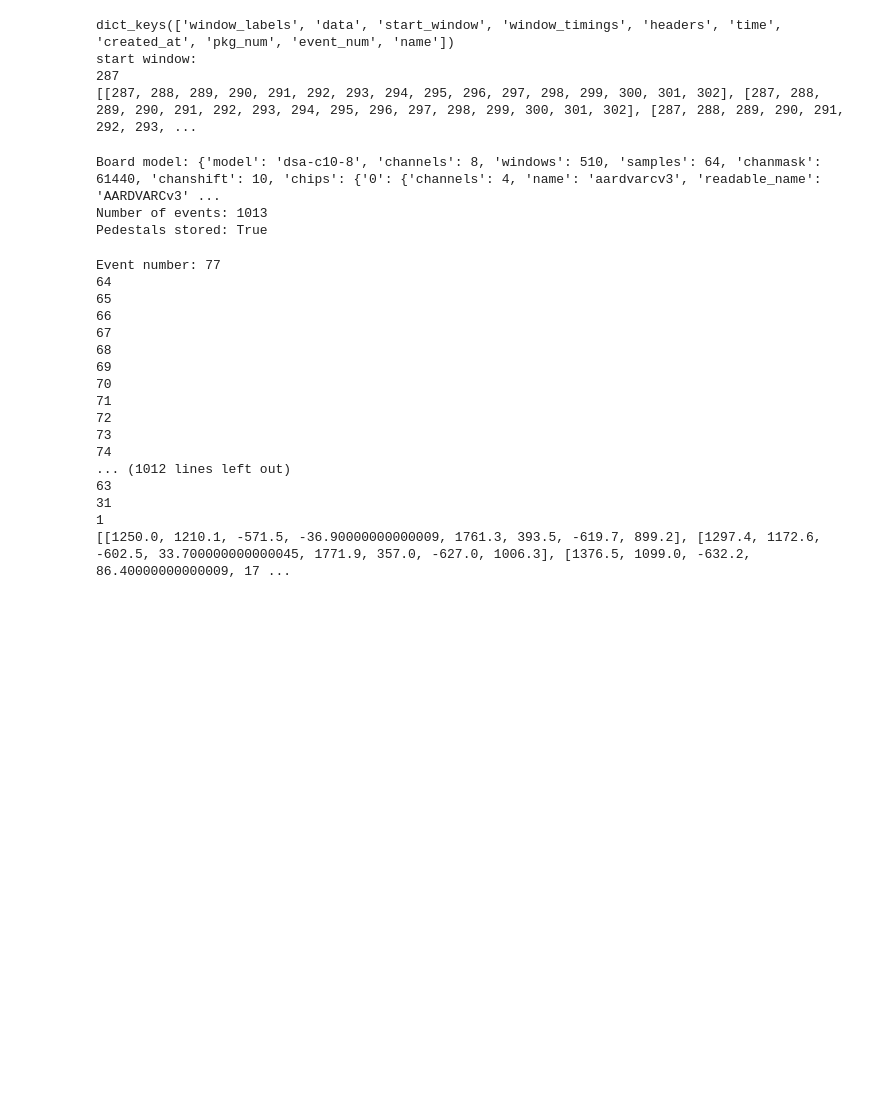
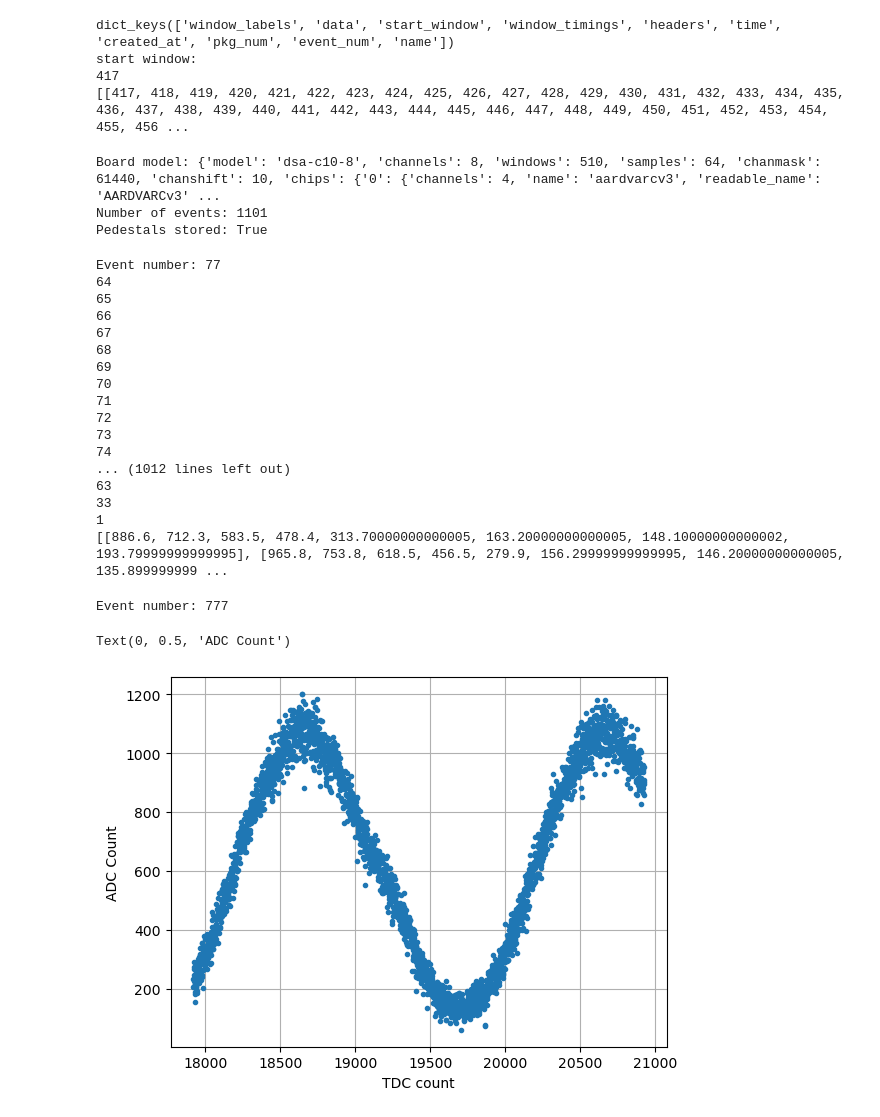
Before and after one commit to sigarnero/GasPM, a Jupyter notebook: NALU_calibration/Nalu_test.ipynb, the cells around one changed output. Drawn from its saved outputs; the diff is of its cells as text; code cells hidden in the pictures; blank space fills up the shorter version.

```diff
--- a/NALU_calibration/Nalu_test.ipynb
+++ b/NALU_calibration/Nalu_test.ipynb
@@ -13,12 +11,12 @@ Naludaq version: 0.31.7
 # %%
 from naludaq.backend import DiskAcquisition
 
-ACQ_PATH = "data/SineWave_100MHz/"
+ACQ_PATH = "data/SineWave_5MHz/"
 channels = 4
 # DiskAcquisition is recommended to be used as a context manager for safety
 acq= DiskAcquisition(ACQ_PATH)
 print(acq[0].keys())
-start = np.zeros((1013))
+# start = np.zeros((1013))
 print("start window:")
 print(acq[77]['start_window'])    #%  128
 print(acq[77]['window_labels'])
@@ -30,8 +28,8 @@ print(acq[77]['window_labels'])
 # %% [output]
 dict_keys(['window_labels', 'data', 'start_window', 'window_timings', 'headers', 'time', 'created_at', 'pkg_num', 'event_num', 'name'])
 start window:
-287
-[[287, 288, 289, 290, 291, 292, 293, 294, 295, 296, 297, 298, 299, 300, 301, 302], [287, 288, 289, 290, 291, 292, 293, 294, 295, 296, 297, 298, 299, 300, 301, 302], [287, 288, 289, 290, 291, 292, 293, ...
+417
+[[417, 418, 419, 420, 421, 422, 423, 424, 425, 426, 427, 428, 429, 430, 431, 432, 433, 434, 435, 436, 437, 438, 439, 440, 441, 442, 443, 444, 445, 446, 447, 448, 449, 450, 451, 452, 453, 454, 455, 456 ...
 # %%
 with DiskAcquisition(ACQ_PATH) as acq:
     print("Board model:", acq.params)
@@ -44,7 +42,7 @@ params = acq.params
 corrector = PedestalsCorrecter(params, pedestals)
 # %% [output]
 Board model: {'model': 'dsa-c10-8', 'channels': 8, 'windows': 510, 'samples': 64, 'chanmask': 61440, 'chanshift': 10, 'chips': {'0': {'channels': 4, 'name': 'aardvarcv3', 'readable_name': 'AARDVARCv3' ...
-Number of events: 1013
+Number of events: 1101
 Pedestals stored: True
 # %%
 cell_data = [[] for _ in range(128)]
@@ -83,6 +81,22 @@ Event number: 77
 74
 ... (1012 lines left out)
 63
-31
+33
 1
-[[1250.0, 1210.1, -571.5, -36.90000000000009, 1761.3, 393.5, -619.7, 899.2], [1297.4, 1172.6, -602.5, 33.700000000000045, 1771.9, 357.0, -627.0, 1006.3], [1376.5, 1099.0, -632.2, 86.40000000000009, 17 ...
+[[886.6, 712.3, 583.5, 478.4, 313.70000000000005, 163.20000000000005, 148.10000000000002, 193.79999999999995], [965.8, 753.8, 618.5, 456.5, 279.9, 156.29999999999995, 146.20000000000005, 135.899999999 ...
+# %%
+# event_num=np.random.randint(0, 1012)
+event_num = 777
+print("Event number: {}".format(event_num))
+event=acq[event_num]
+corrected_event = corrector.run(event, correct_in_place=True)
+time=corrected_event["time"]
+adc=corrected_event["data"]
+plt.plot(time[4],adc[4],'.',label="Ch. 4")
+plt.grid()
+plt.xlabel("TDC count")
+plt.ylabel("ADC Count")
+# %% [output]
+Event number: 777
+Text(0, 0.5, 'ADC Count')
+[figure, added]
```
Also changed, not shown: parts of 1 cell of this notebook, 1 other file.
